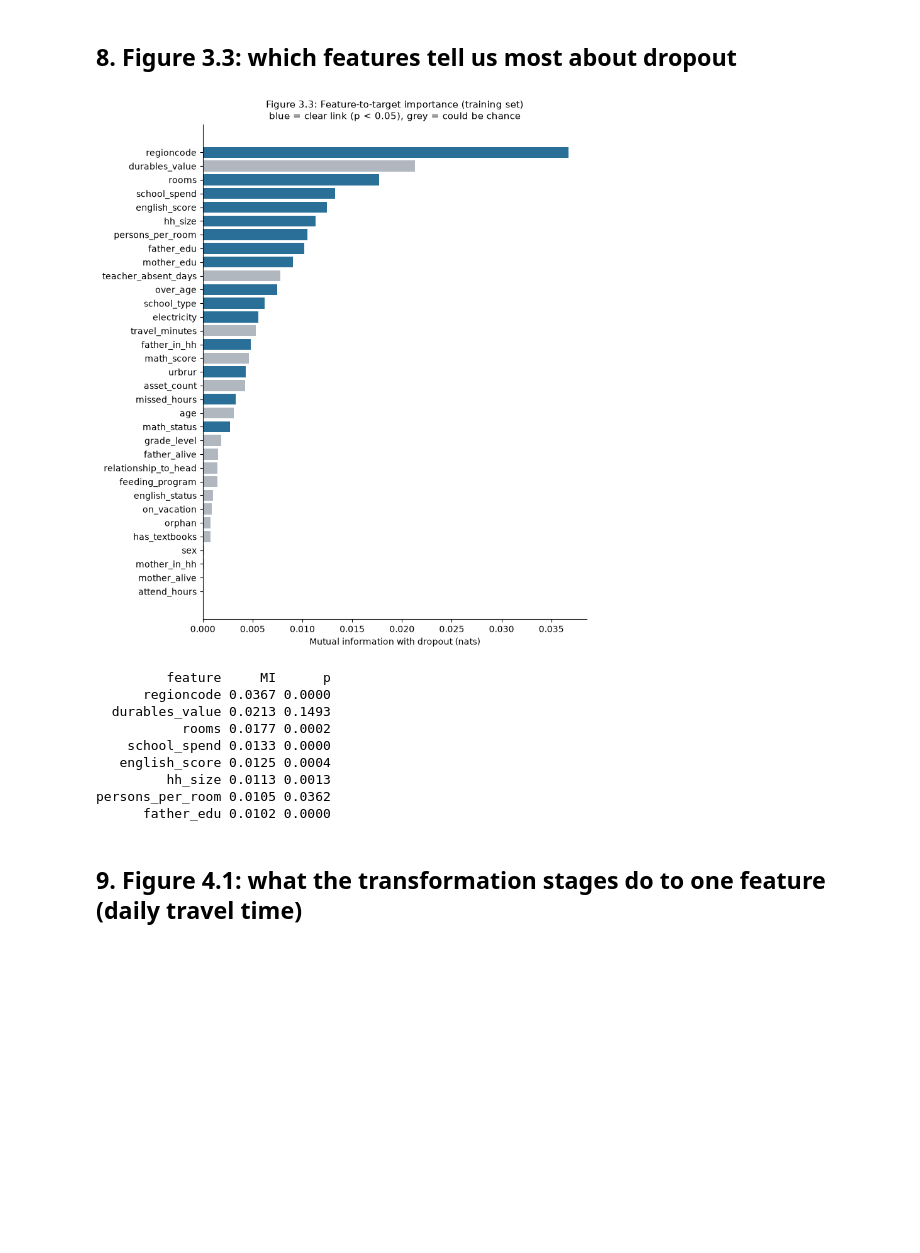
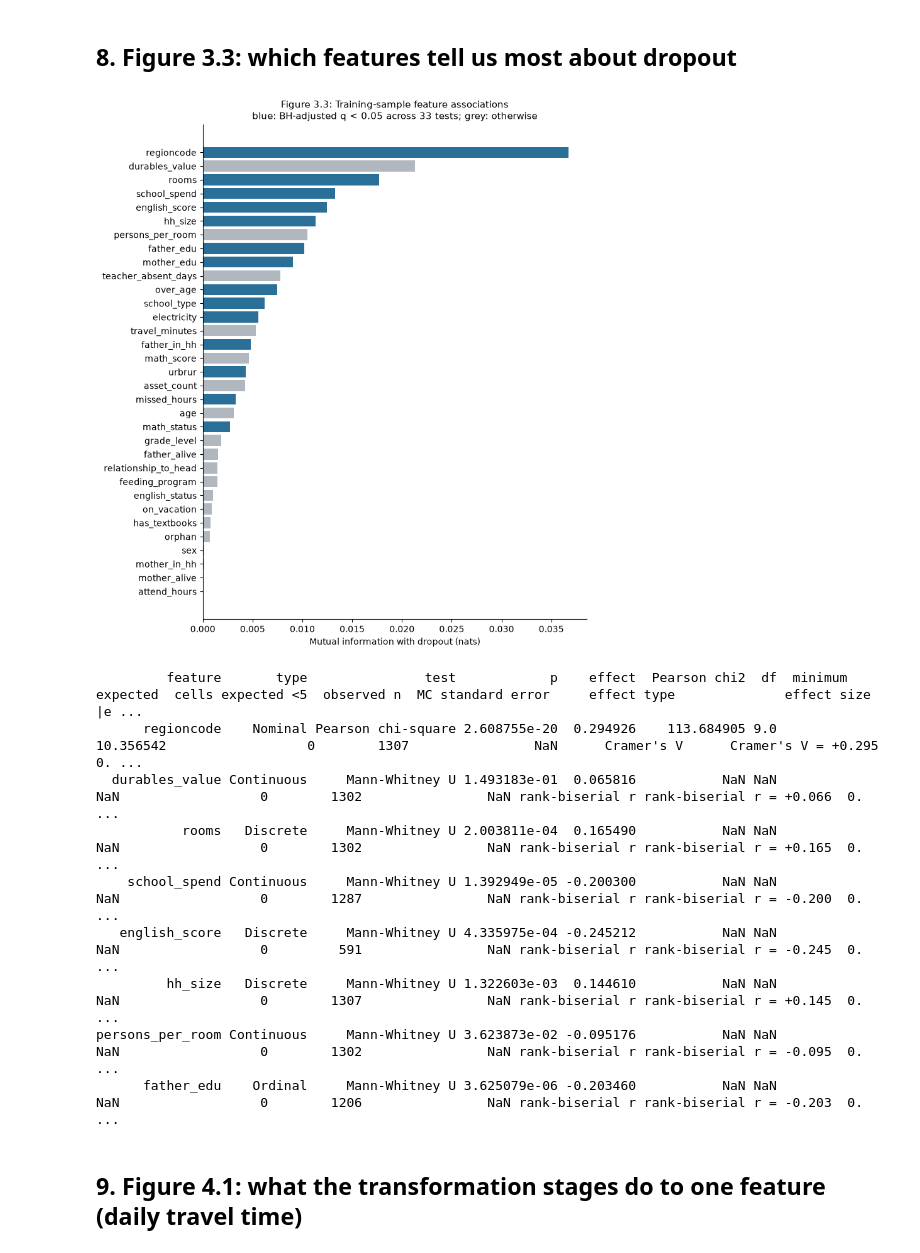
Before and after one commit to Emile-Lucky-Muhigira/AISD_Project, a Jupyter notebook: phase2_implementation/notebooks/pipeline_execution.ipynb, the cells around one changed output. Drawn from its saved outputs; the diff is of its cells as text; code cells hidden in the pictures; blank space fills up the shorter version.

```diff
--- a/phase2_implementation/notebooks/pipeline_execution.ipynb
+++ b/phase2_implementation/notebooks/pipeline_execution.ipynb
@@ -350,41 +364,29 @@ print(fold_drops.to_string(index=False))
 # %% [markdown]
 ## 8. Figure 3.3: which features tell us most about dropout
 # %%
-NOMINAL = TYPES["Nominal"]
-CONT = ["attend_hours", "missed_hours", "travel_minutes", "school_spend", "durables_value", "persons_per_room"]
-rows = []
-for c in FEATURES_33:
-    d = train[[c, TARGET]].dropna()
-    x, y = d[c], d[TARGET]
-    if c in NOMINAL or x.nunique() == 2:
-        tab = pd.crosstab(x, y); p = stats.chi2_contingency(tab)[1]
-        x_mi, disc = pd.factorize(x)[0].reshape(-1, 1), True
-    else:
-        p = stats.mannwhitneyu(x[y == 1], x[y == 0]).pvalue
-        x_mi, disc = x.to_numpy().reshape(-1, 1), c not in CONT
-    rows.append({"feature": c, "MI": mutual_info_classif(x_mi, y, discrete_features=[disc], random_state=42)[0], "p": p})
-imp = pd.DataFrame(rows).sort_values("MI")
-
+# Reuse the exact Phase 1 sparse-aware, multiplicity-adjusted association audit.
+imp = pd.read_csv(ROOT / "phase1_strategy/B4a_feature_target_tests.csv").rename(
+    columns={"mutual information": "MI", "p-value": "p", "q-value (BH)": "q"}).sort_values("MI")
 fig, ax = plt.subplots(figsize=(8, 9))
-ax.barh(imp["feature"], imp["MI"], color=np.where(imp["p"] < 0.05, BLUE, GREY))
+ax.barh(imp.feature, imp.MI, color=np.where(imp.q < .05, BLUE, GREY))
 ax.set_xlabel("Mutual information with dropout (nats)")
-ax.set_title("Figure 3.3: Feature-to-target importance (training set)\nblue = clear link (p < 0.05), grey = could be chance", fontsize=11)
+ax.set_title("Figure 3.3: Training-sample feature associations\nblue: BH-adjusted q < 0.05 across 33 tests; grey: otherwise", fontsize=11)
 ax.spines[["top", "right"]].set_visible(False)
 plt.tight_layout()
 plt.savefig(FIG / "fig3_3_target_importance.png", bbox_inches="tight")
 plt.show()
-print(imp.sort_values("MI", ascending=False).head(8).round(4).to_string(index=False))
+print(imp.sort_values("MI", ascending=False).head(8).to_string(index=False))
 # %% [output]
-[figure, old version]
+[figure, new version]
-         feature     MI      p
-      regioncode 0.0367 0.0000
-  durables_value 0.0213 0.1493
-           rooms 0.0177 0.0002
-    school_spend 0.0133 0.0000
-   english_score 0.0125 0.0004
-         hh_size 0.0113 0.0013
-persons_per_room 0.0105 0.0362
-      father_edu 0.0102 0.0000
+         feature       type               test            p    effect  Pearson chi2  df  minimum expected  cells expected <5  observed n  MC standard error     effect type              effect size  |e ...
+      regioncode    Nominal Pearson chi-square 2.608755e-20  0.294926    113.684905 9.0         10.356542                  0        1307                NaN      Cramer's V      Cramer's V = +0.295  0. ...
+  durables_value Continuous     Mann-Whitney U 1.493183e-01  0.065816           NaN NaN               NaN                  0        1302                NaN rank-biserial r rank-biserial r = +0.066  0. ...
+           rooms   Discrete     Mann-Whitney U 2.003811e-04  0.165490           NaN NaN               NaN                  0        1302                NaN rank-biserial r rank-biserial r = +0.165  0. ...
+    school_spend Continuous     Mann-Whitney U 1.392949e-05 -0.200300           NaN NaN               NaN                  0        1287                NaN rank-biserial r rank-biserial r = -0.200  0. ...
+   english_score   Discrete     Mann-Whitney U 4.335975e-04 -0.245212           NaN NaN               NaN                  0         591                NaN rank-biserial r rank-biserial r = -0.245  0. ...
+         hh_size   Discrete     Mann-Whitney U 1.322603e-03  0.144610           NaN NaN               NaN                  0        1307                NaN rank-biserial r rank-biserial r = +0.145  0. ...
+persons_per_room Continuous     Mann-Whitney U 3.623873e-02 -0.095176           NaN NaN               NaN                  0        1302                NaN rank-biserial r rank-biserial r = -0.095  0. ...
+      father_edu    Ordinal     Mann-Whitney U 3.625079e-06 -0.203460           NaN NaN               NaN                  0        1206                NaN rank-biserial r rank-biserial r = -0.203  0. ...
 # %% [markdown]
 ## 9. Figure 4.1: what the transformation stages do to one feature (daily travel time)
 # %%
```
Also changed, not shown: parts of 12 cells of this notebook, 40 other files.
